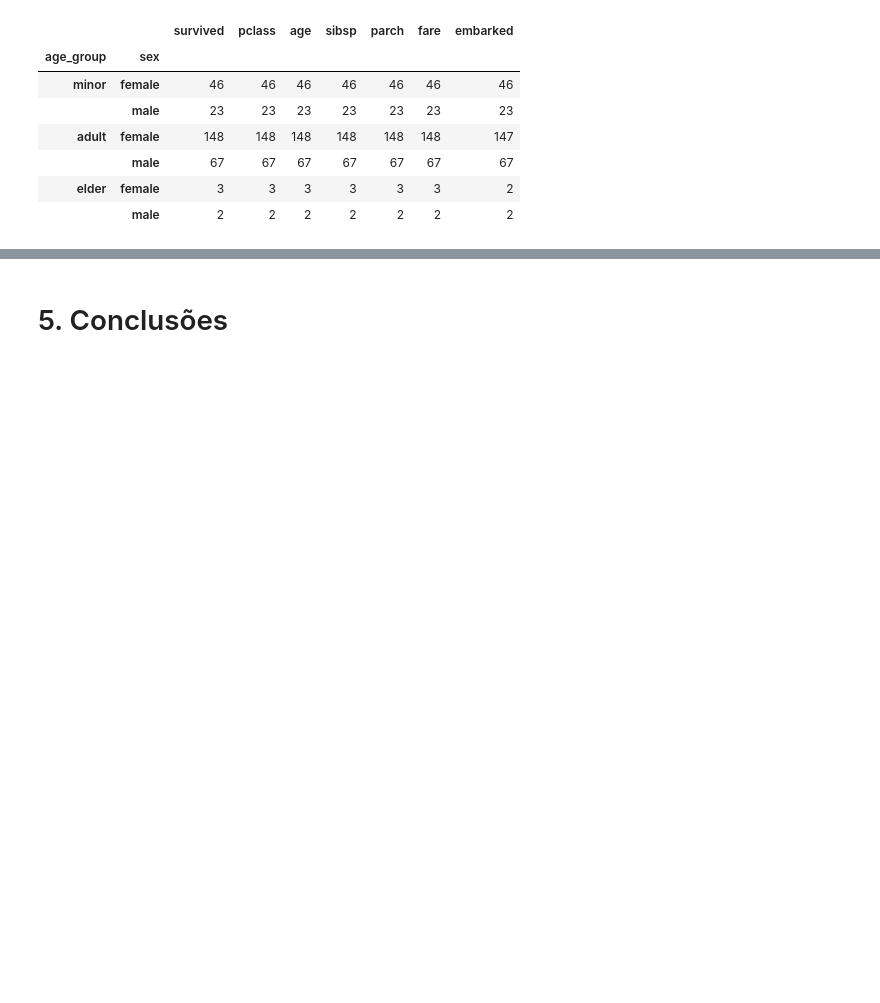
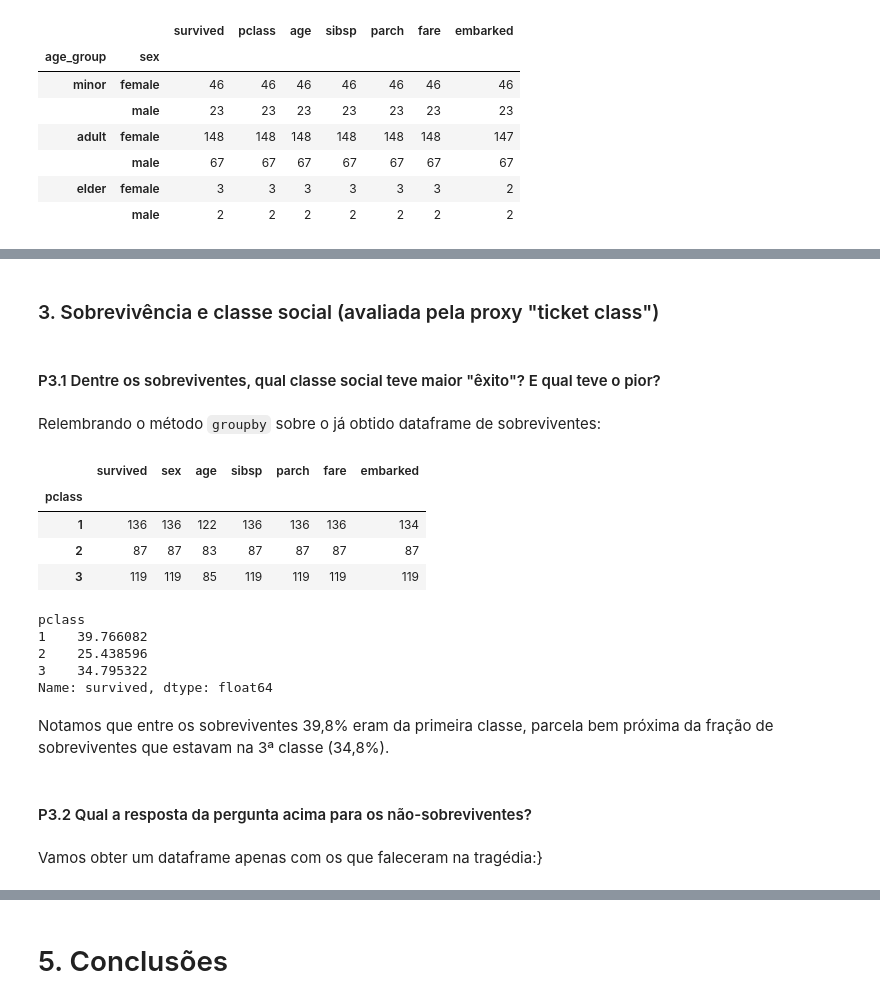
Before and after one commit to lgabs/udacity-titanic, a Jupyter notebook: titanic_data_analysis.ipynb, the cells around one changed output, grey strips where cells are left out. Saved outputs shown, nothing was run; the diff lists cells and outputs as text; code cells hidden in the pictures; blank space fills up the shorter version.

```diff
--- a/titanic_data_analysis.ipynb
+++ b/titanic_data_analysis.ipynb
@@ -345,0 +377,29 @@ survived_by_age_sex
+# %% [markdown]
+### 3. Sobrevivência e classe social (avaliada pela proxy "ticket class")
+# %% [markdown]
+   #### P3.1 Dentre os sobreviventes, qual classe social teve maior "êxito"? E qual teve o pior?
+# %% [markdown]
+Relembrando o método `groupby` sobre o já obtido dataframe de sobreviventes:
+# %%
+df_titanic_surv.groupby('pclass').agg('count')
+# %% [output]
+|  | survived | sex | age | sibsp | parch | fare | embarked |
+| pclass |  |  |  |  |  |  |  |
+| 1 | 136 | 136 | 122 | 136 | 136 | 136 | 134 |
+| 2 | 87 | 87 | 83 | 87 | 87 | 87 | 87 |
+| 3 | 119 | 119 | 85 | 119 | 119 | 119 | 119 |
+# %%
+surv_by_class = df_titanic_surv.groupby('pclass').agg('count')['survived']
+100.*np.true_divide(surv_by_class, sum(surv_by_class))
+# %% [output]
+pclass
+1    39.766082
+2    25.438596
+3    34.795322
+Name: survived, dtype: float64
+# %% [markdown]
+Notamos que entre os sobreviventes 39,8% eram da primeira classe, parcela bem próxima da fração de sobreviventes que estavam na 3ª classe (34,8%).
+# %% [markdown]
+   #### P3.2 Qual a resposta da pergunta acima para os não-sobreviventes?
+# %% [markdown]
+Vamos obter um dataframe apenas com os que faleceram na tragédia:}
```
Also changed, not shown: parts of 20 cells of this notebook.
